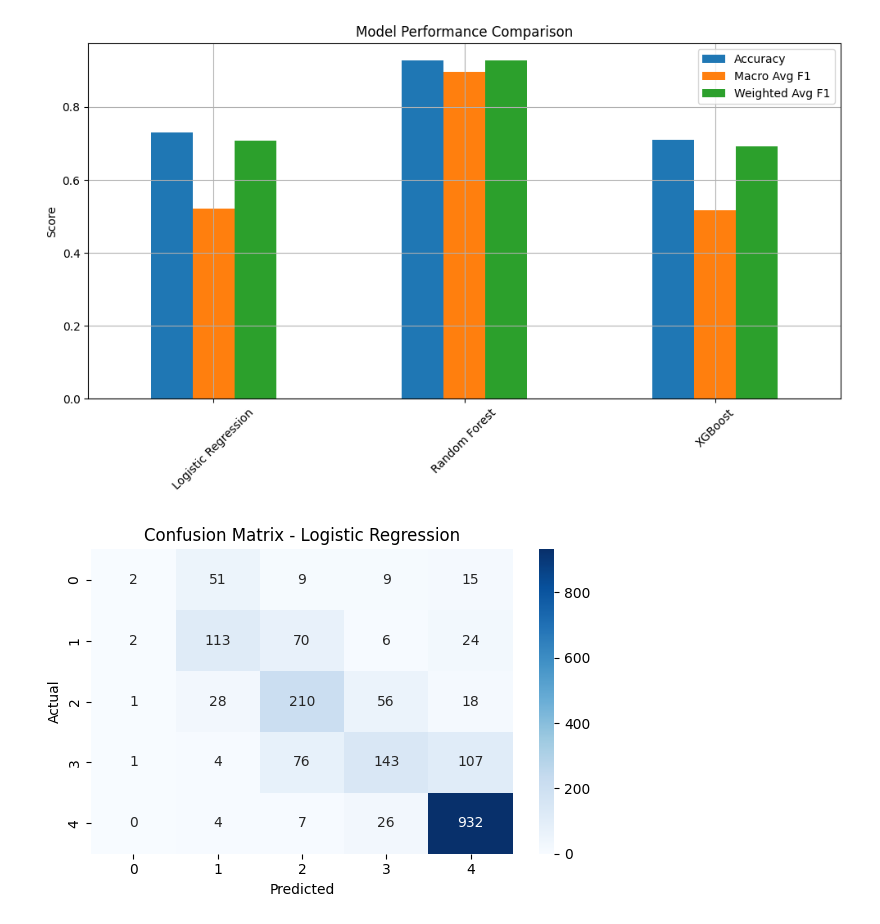
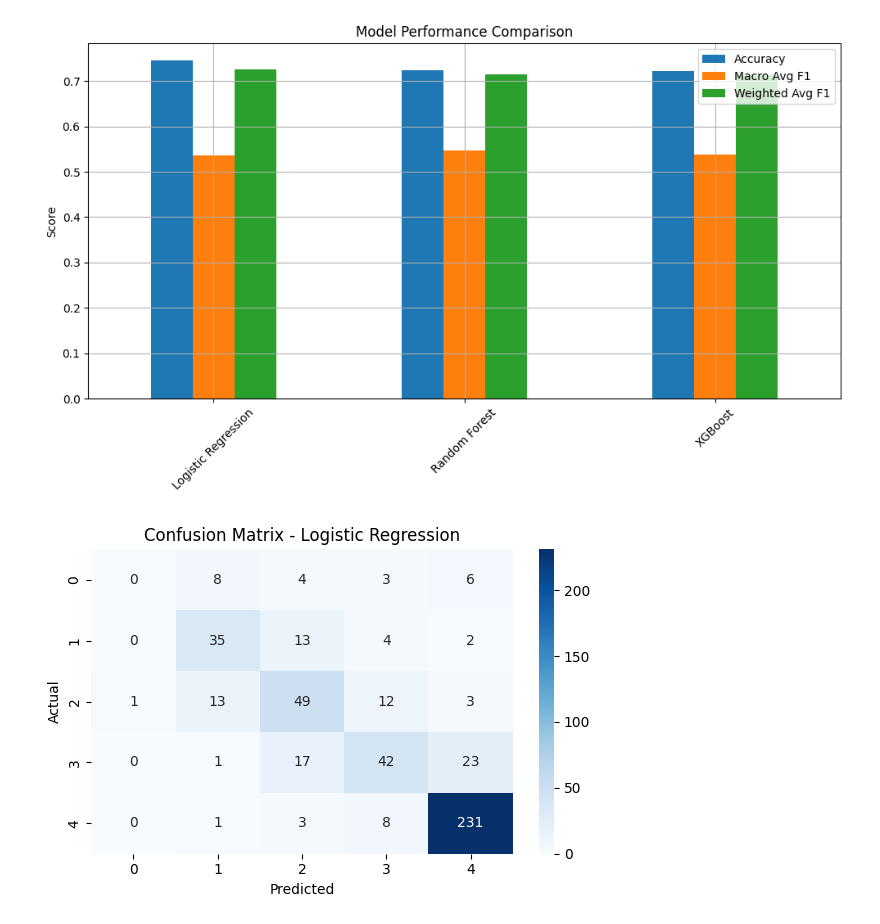
Before and after one commit to badtzmaruu/MLG382, a Jupyter notebook: source/Comparison.ipynb, the cells around one changed output. Saved outputs shown, nothing was run; the diff lists cells and outputs as text; code cells hidden in the pictures.

Commit message:
Tested models again, and changed comparison code

```diff
--- a/source/Comparison.ipynb
+++ b/source/Comparison.ipynb
@@ -2,54 +2,13 @@
 import pickle
 import pandas as pd
 import matplotlib.pyplot as plt
-from sklearn.metrics import classification_report, accuracy_score
-from sklearn.model_selection import train_test_split
-
-#Import model to improve accuracy of logreg model
-from sklearn.model_selection import GridSearchCV
-from sklearn.linear_model import LogisticRegression
-from sklearn.ensemble import RandomForestClassifier
-from xgboost import XGBClassifier
-
-def tune_model(model_name, X_train, y_train):
-    if model_name == 'logreg':
-        model = LogisticRegression()
-        param_grid = {
-            'C': [0.01, 0.1, 1, 10],
-            'penalty': ['l1', 'l2'],
-            'solver': ['liblinear']  # only solver supporting both l1/l2
-        }
-    elif model_name == 'rf':
-        model = RandomForestClassifier()
-        param_grid = {
-            'n_estimators': [100, 200],
-            'max_depth': [None, 10, 20],
-            'min_samples_split': [2, 5]
-        }
-    elif model_name == 'xgb':
-        model = XGBClassifier(use_label_encoder=False, eval_metric='mlogloss')
-        param_grid = {
-            'n_estimators': [100, 200],
-            'max_depth': [3, 6, 10],
-            'learning_rate': [0.01, 0.1, 0.2]
-        }
-    else:
-        raise ValueError("Unsupported model name. Choose from 'logreg', 'rf', or 'xgb'.")
-
-    grid = GridSearchCV(model, param_grid, cv=5, scoring='accuracy', n_jobs=-1)
-    grid.fit(X_train, y_train)
-
-    print(f"Best parameters for {model_name}: {grid.best_params_}")
-    return grid.best_estimator_
+from sklearn.metrics import classification_report, accuracy_score, confusion_matrix
+import seaborn as sns
 
 #Step 1: Load the test dataset
-df = pd.read_csv('../data/Student_performance_data.csv')
-
-X = df.drop(columns=["StudentID", "GradeClass", "GPA"])
-y = df["GradeClass"]
-
-#Ensure reproducibility and stratified split
-_, X_test, _, y_test = train_test_split(X, y, test_size=0.8, random_state=50, stratify=y)
+df_test = pd.read_csv('../data/test_data.csv', delimiter=",")
+X = df_test.drop(columns=["StudentID", "GradeClass", "GPA"])
+y = df_test["GradeClass"]
 
 #Step 2: Define model and optional scaler paths
 model_paths = {
@@ -74,7 +33,6 @@ scalers = {}
 for name, paths in model_paths.items():
     with open(paths['model'], 'rb') as f:
         trained_models[name] = pickle.load(f)
-
     if paths['scaler']:
         with open(paths['scaler'], 'rb') as f:
             scalers[name] = pickle.load(f)
@@ -83,22 +41,17 @@ for name, paths in model_paths.items():
 results = {}
 
 for name, model in trained_models.items():
-    # Apply scaler if it exists
-    if name in scalers:
-        X_test_input = scalers[name].transform(X_test)
-    else:
-        X_test_input = X_test
-
-    y_pred = model.predict(X_test_input)
-    acc = accuracy_score(y_test, y_pred)
-    report = classification_report(y_test, y_pred, output_dict=True)
+    X_input = scalers[name].transform(X) if name in scalers else X
+    y_pred = model.predict(X_input)
+    acc = accuracy_score(y, y_pred)
+    report = classification_report(y, y_pred, output_dict=True)
     results[name] = {
         'Accuracy': acc,
         'Macro Avg F1': report['macro avg']['f1-score'],
         'Weighted Avg F1': report['weighted avg']['f1-score']
     }
 
-#Step 5: Display results
+#Step 5: Display results as bar chart
 comparison_df = pd.DataFrame(results).T
 print(comparison_df)
 
@@ -110,13 +63,11 @@ plt.grid(True)
 plt.tight_layout()
 plt.show()
 
-from sklearn.metrics import confusion_matrix
-import seaborn as sns
-
+#Step 6: Show confusion matrices for each model
 for name, model in trained_models.items():
-    X_input = scalers[name].transform(X_test) if name in scalers else X_test
+    X_input = scalers[name].transform(X) if name in scalers else X
     y_pred = model.predict(X_input)
-    cm = confusion_matrix(y_test, y_pred)
+    cm = confusion_matrix(y, y_pred)
 
     plt.figure(figsize=(6, 4))
     sns.heatmap(cm, annot=True, fmt="d", cmap="Blues")
@@ -133,2 +84,2 @@ XGBoost              0.710554      0.516735         0.692245
-[figure, old version]
+[figure, new version]
-[figure, old version]
+[figure, new version]
```
Also changed, not shown: parts of 1 cell of this notebook, 8 other files.
